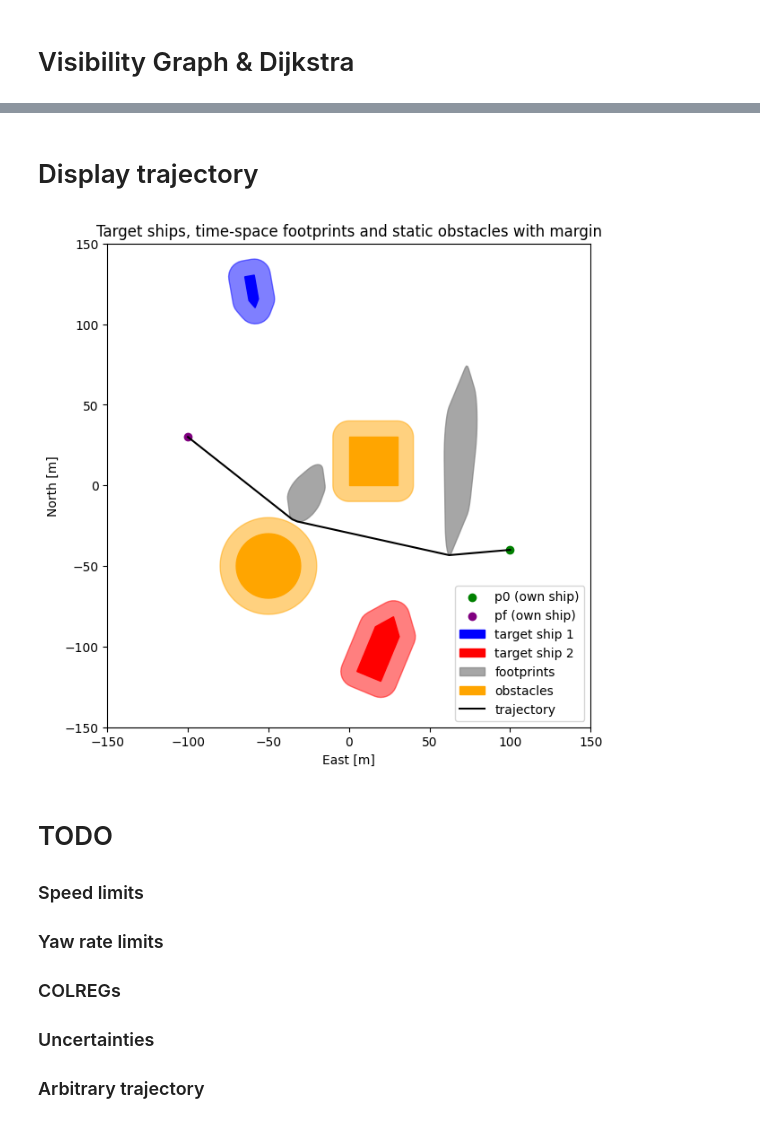
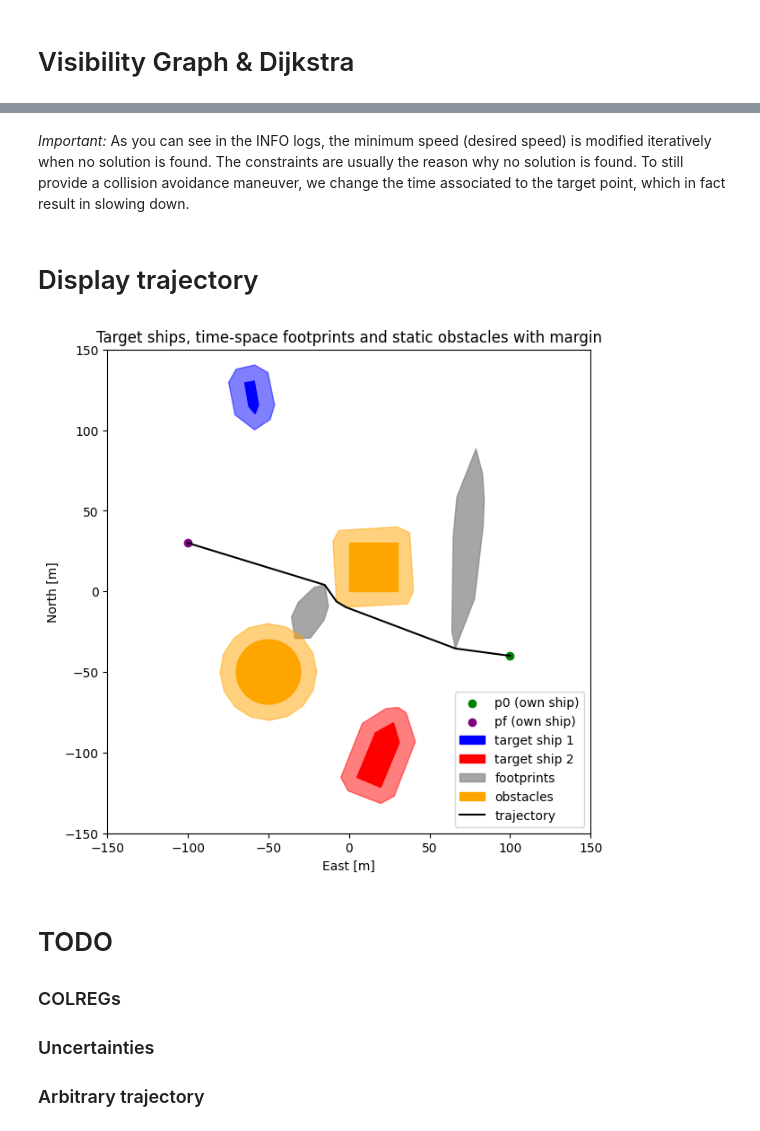
Before and after one commit to stiefen1/timespace-colav, a Jupyter notebook: examples/tutorial.ipynb, the cells around one changed output, grey strips where cells are left out. Saved outputs shown, nothing was run; the diff lists cells and outputs as text; code cells hidden in the pictures.

Commit message:
Add speed & yaw rate constraints

```diff
--- a/examples/tutorial.ipynb
+++ b/examples/tutorial.ipynb
@@ -53,9 +53,9 @@ shore = [
 # %%
 safety_distance = 10 # Minimal distance w.r.t ship [m] -> very small here, should be at least > length overall
 
-ts1_with_sd = ts1.buffer(safety_distance)   # Add safety margin using Minkowski sum
-ts2_with_sd = ts2.buffer(safety_distance)   # Add safety margin using Minkowski sum
-shore_with_sd = [obs.buffer(safety_distance) for obs in shore] # Add safety margin to the shore using Minkowski sum
+ts1_with_sd = ts1.buffer(safety_distance).simplify(2)                       # Add safety margin using Minkowski sum + simplify resulting shape
+ts2_with_sd = ts2.buffer(safety_distance).simplify(2)                       # Add safety margin using Minkowski sum + simplify resulting shape
+shore_with_sd = [obs.buffer(safety_distance).simplify(2) for obs in shore]  # Add safety margin to the shore using Minkowski sum + simplify resulting shape
 # %% [markdown]
 # Display Target Ships (matplotlib)
 # %%
@@ -139,17 +139,22 @@ plt.close()
 # Visibility Graph & Dijkstra
 # %%
 from colav.planner import TimeSpaceColav
+import colav, logging
+colav.configure_logging(level=logging.INFO)
 
 planner = TimeSpaceColav(
     desired_speed=Vdes,         # Desired speed
     distance_threshold=1000,    # Minimal distance to include target ships in trajectory planning
-    shore=shore_with_sd         # All the static obstacles with safety margin
+    shore=shore_with_sd,        # All the static obstacles with safety margin
+    max_speed=5,                # [Optional] Maximum possible speed for the own ship
+    max_yaw_rate=1              # [Optional] Maximum possible yaw rate for the own ship
 )
 
 traj = planner.get(
     p0=p0,                                  # Inital position of own ship
     pf=pf,                                  # Target position of own ship
-    obstacles=[ts1_with_sd, ts2_with_sd]    # Moving obstacles
+    obstacles=[ts1_with_sd, ts2_with_sd],   # Moving obstacles
+    heading=-70                             # Initial heading of own ship
 )                                           # Returns a trajectory to go from p0 to pf while avoiding shore+obstacles
 
 print(
@@ -164,3 +172,5 @@ Setpoints to avoid obstacles:
+# %% [markdown]
+*Important:* As you can see in the INFO logs, the minimum speed (desired speed) is modified iteratively when no solution is found. The constraints are usually the reason why no solution is found. To still provide a collision avoidance maneuver, we change the time associated to the target point, which in fact result in slowing down.
 # %% [markdown]
 # Display trajectory
 # %%
@@ -169,39 +179,37 @@ _, ax = plt.subplots(figsize=(7, 7))
 
 # Start and target position (Own ship)
 ax.scatter(*p0, c='green', label='p0 (own ship)')
 ax.scatter(*pf, c='purple', label='pf (own ship)')
 
 # Target ships
 ts1.fill(ax=ax, c='blue', label='target ship 1')
 ts2.fill(ax=ax, c='red', label='target ship 2')
 ts1_with_sd.fill(ax=ax, c='blue', alpha=0.5)
 ts2_with_sd.fill(ax=ax, c='red', alpha=0.5)
 
 # Projected footprint
-for i, projected_ship in enumerate(projected_ships):
+for i, projected_ship in enumerate(planner.projector.get(p0, pf, [ts1_with_sd, ts2_with_sd])):
     ax.fill(*projected_ship.exterior.xy, c='grey', alpha=0.7, label=f"footprints" if i==0 else None)
 
 for j, obs in enumerate(shore):
     ax.fill(*obs.exterior.xy, c='orange', label="obstacles" if j==0 else None)
     ax.fill(*shore_with_sd[j].exterior.xy, c='orange', alpha=0.5)
 
 if traj is not None:
     traj.plot(ax=ax, c='black', label="trajectory")
 
 ax.set_xlim((-150, 150))
 ax.set_ylim((-150, 150))
 ax.set_xlabel("East [m]")
 ax.set_ylabel("North [m]")
 ax.set_title(f"Target ships, time-space footprints and static obstacles with margin")
 ax.set_aspect('equal')
 ax.legend()
 plt.show()
 # %% [output]
-[figure, old version]
+[figure, new version]
 # %% [markdown]
 # TODO
-### Speed limits
-### Yaw rate limits
 ### COLREGs
 ### Uncertainties
 ### Arbitrary trajectory
```
Also changed, not shown: parts of 4 cells of this notebook, 11 other files.
